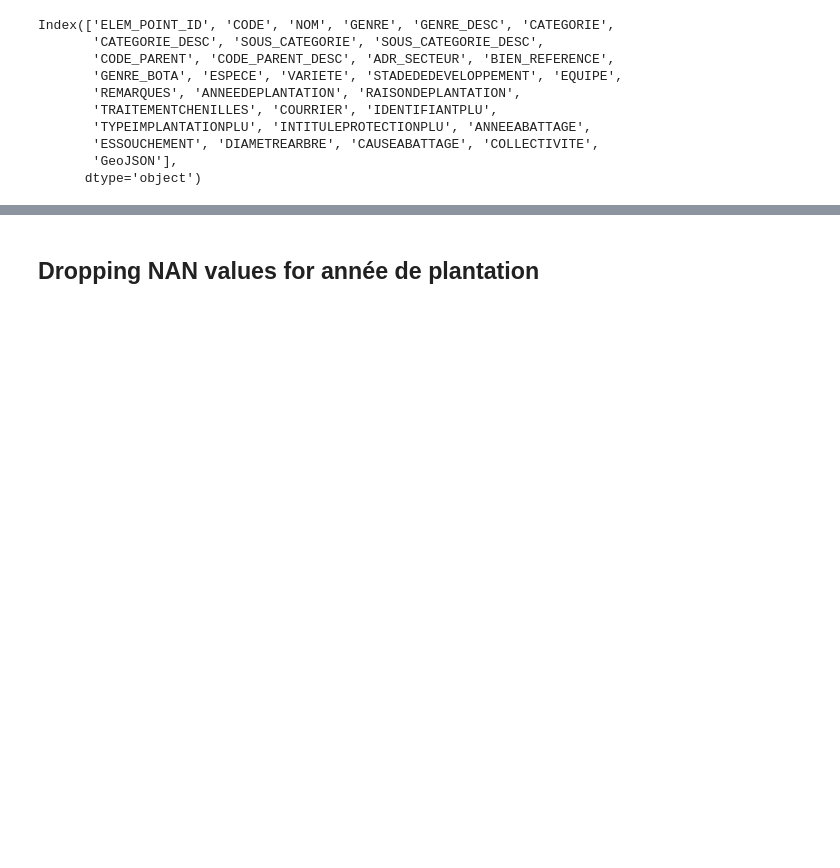
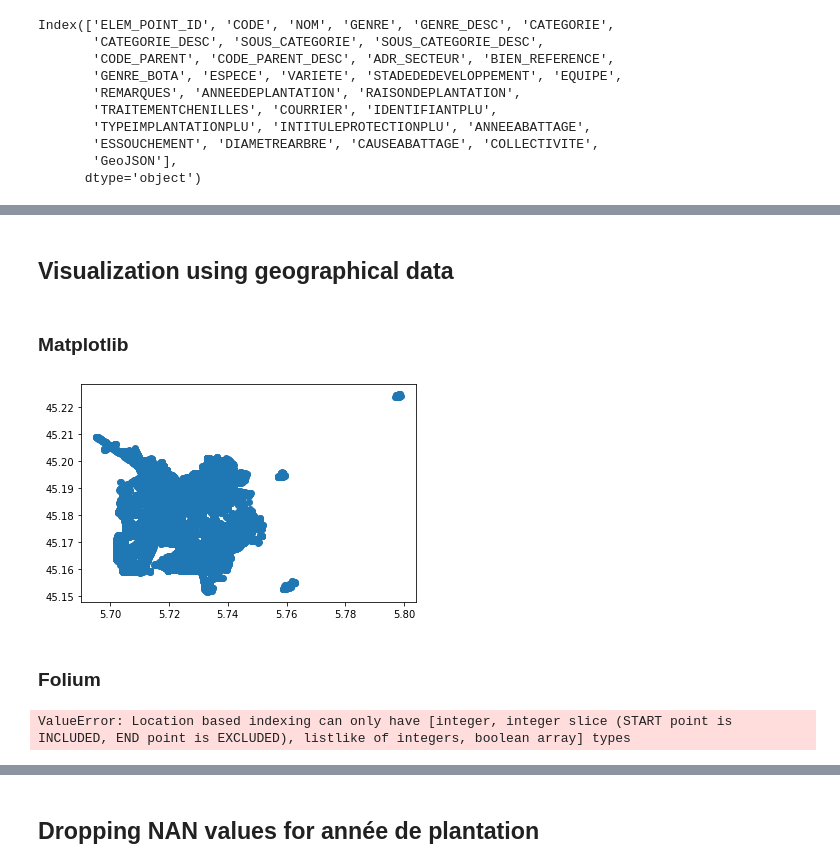
Before and after one commit to RaphaelBouvet/ML_1, a Jupyter notebook: notebooks/Import_Clean.ipynb, the cells around one changed output, grey strips where cells are left out. Saved outputs shown, nothing was run; the diff lists cells and outputs as text; code cells hidden in the pictures; blank space fills up the shorter version.

Commit message:
Ajout extraction données geo et affichage données na en geo
Utilisation de folium pour afficher les données geographiques
et sauvegarde de la carte en html dans vizu/

```diff
--- a/notebooks/Import_Clean.ipynb
+++ b/notebooks/Import_Clean.ipynb
@@ -9,3 +10,3 @@ pwd
 # %%
-dataframe = pd.read_csv('../data/original/ESP_PUBLIC.IDENTITE_ARBRE.csv')
+df_tree = pd.read_csv('../data/original/ESP_PUBLIC.IDENTITE_ARBRE.csv')
 # %%
@@ -37,4 +38,11 @@ Index(['ELEM_POINT_ID', 'CODE', 'NOM', 'GENRE', 'GENRE_DESC', 'CATEGORIE',
        'ESSOUCHEMENT', 'DIAMETREARBRE', 'CAUSEABATTAGE', 'COLLECTIVITE',
        'GeoJSON'],
       dtype='object')
+# %%
+# on extrait la lat,longitude de la col geojson
+
+df_tree_json = pd.json_normalize(df_tree.GeoJSON.apply(json.loads))
+df_tree  = pd.concat([df_tree,df_tree_json],axis=1)
+df_tree[['longitude','latitude']] = pd.DataFrame(df_tree['coordinates'].to_list(),columns=['longitude','latitude'])
+df_tree = df_tree.drop(['GeoJSON','type','coordinates'],axis=1)
 # %% [markdown]
@@ -43,0 +72,10 @@ Index(['ELEM_POINT_ID', 'CODE', 'NOM', 'GENRE', 'GENRE_DESC', 'CATEGORIE',
+# %% [markdown]
+## Visualization using geographical data
+# %% [markdown]
+### Matplotlib
+# %%
+plt.scatter(data=df_tree,x='longitude',y='latitude');
+# %% [output]
+[figure, added]
+# %% [markdown]
+### Folium
@@ -43,0 +91,15 @@ Index(['ELEM_POINT_ID', 'CODE', 'NOM', 'GENRE', 'GENRE_DESC', 'CATEGORIE',
+# %%
+for i,row in df_tree.iterrows():
+    loc = (row['latitude'],row['longitude'])
+    if np.isnan(row['ANNEEDEPLANTATION']):
+
+
+
+    loc = [df_tree.loc[i,'latitude'],df_tree.iloc[i,'longitude']]
+    if df_tree.loc[i,'ANNEEDEPLANTATION'] == NaN:
+        folium.Circle(loc,radius=1,fill_opacity=0.8,color='red').add_to(grenoble)
+    else:
+        folium.Circle(loc,radius=1,fill_opacity=0.8,color='green').add_to(grenoble)
+grenoble.save("path_export_map")
+# %% [output]
+ValueError: Location based indexing can only have [integer, integer slice (START point is INCLUDED, END point is EXCLUDED), listlike of integers, boolean array] types
```
Also changed, not shown: parts of 15 cells of this notebook, 2 other files.
